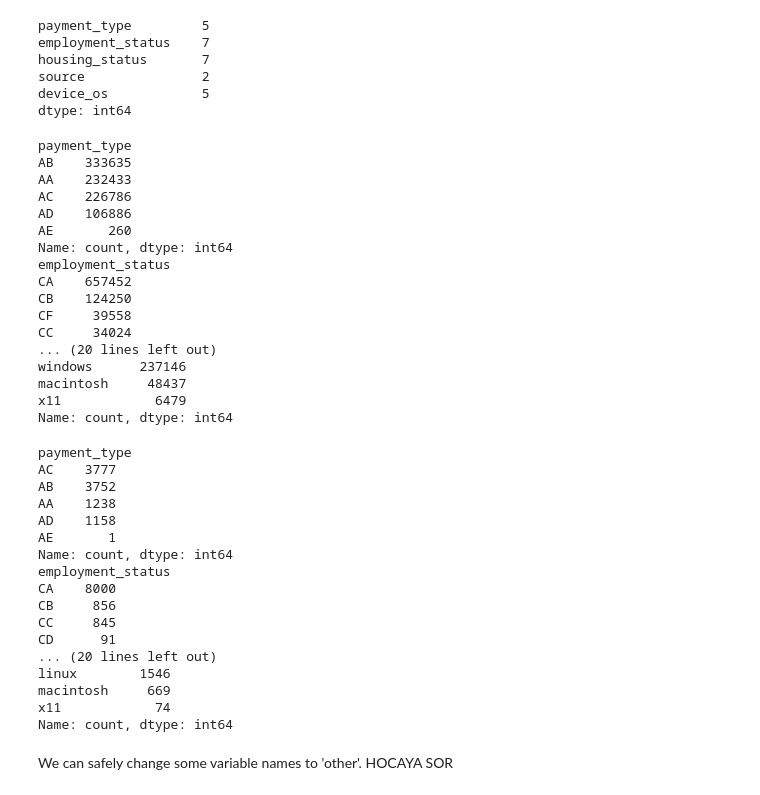
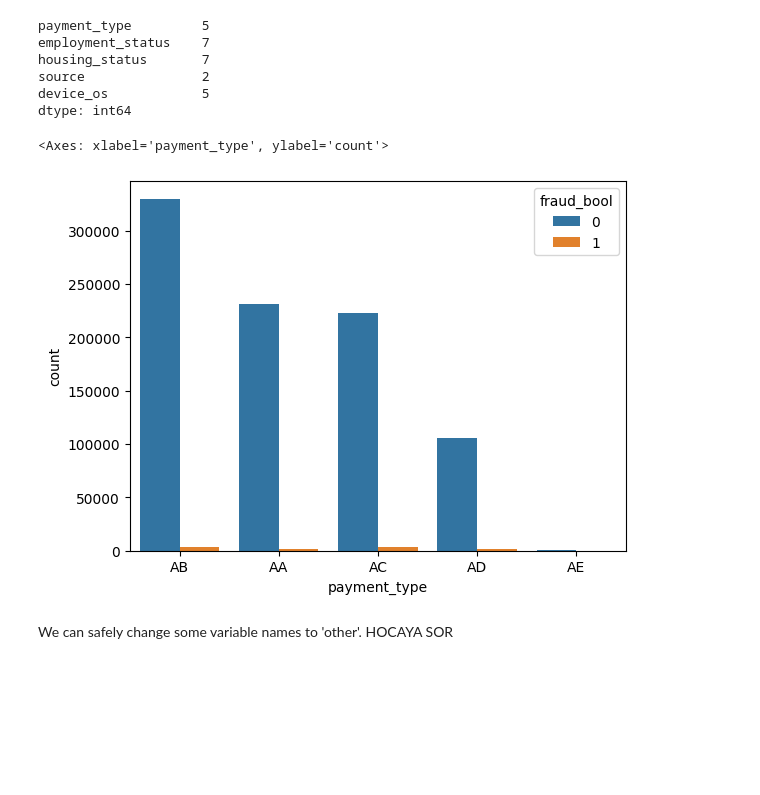
Before and after one commit to salihboraguder/BankFraudDetection, a Jupyter notebook: TermProject.ipynb, the cells around one changed output. Cells and saved outputs as stored; diff of their text form; code cells hidden in the pictures; blank space fills up the shorter version.

```diff
--- a/TermProject.ipynb
+++ b/TermProject.ipynb
@@ -95,24 +95,3 @@ housing_status       7
 source               2
 device_os            5
 dtype: int64
-# %%
-for col in categorical_cols:
-    print(X_train[col].value_counts())
-# %% [output]
-payment_type
-AB    333635
-AA    232433
-AC    226786
-AD    106886
-AE       260
-Name: count, dtype: int64
-employment_status
-CA    657452
-CB    124250
-CF     39558
-CC     34024
-... (20 lines left out)
-windows      237146
-macintosh     48437
-x11            6479
-Name: count, dtype: int64
@@ -121,24 +98,10 @@ fraud_data = X_train.loc[y_train[y_train == 1].index]
-# %%
-for col in categorical_cols:
-    print(fraud_data[col].value_counts())
-# %% [output]
-payment_type
-AC    3777
-AB    3752
-AA    1238
-AD    1158
-AE       1
-Name: count, dtype: int64
-employment_status
-CA    8000
-CB     856
-CC     845
-CD      91
-... (20 lines left out)
-linux        1546
-macintosh     669
-x11            74
-Name: count, dtype: int64
+# %%
+train_df = df.loc[X_train.index]
+# %%
+sns.countplot(data=train_df,x=categorical_cols[0],hue="fraud_bool")
+# %% [output]
+<Axes: xlabel='payment_type', ylabel='count'>
+[figure, added]
 # %% [markdown]
 We can safely change some variable names to 'other'. HOCAYA SOR
 # %%
```
Also changed, not shown: parts of 1 cell of this notebook.
